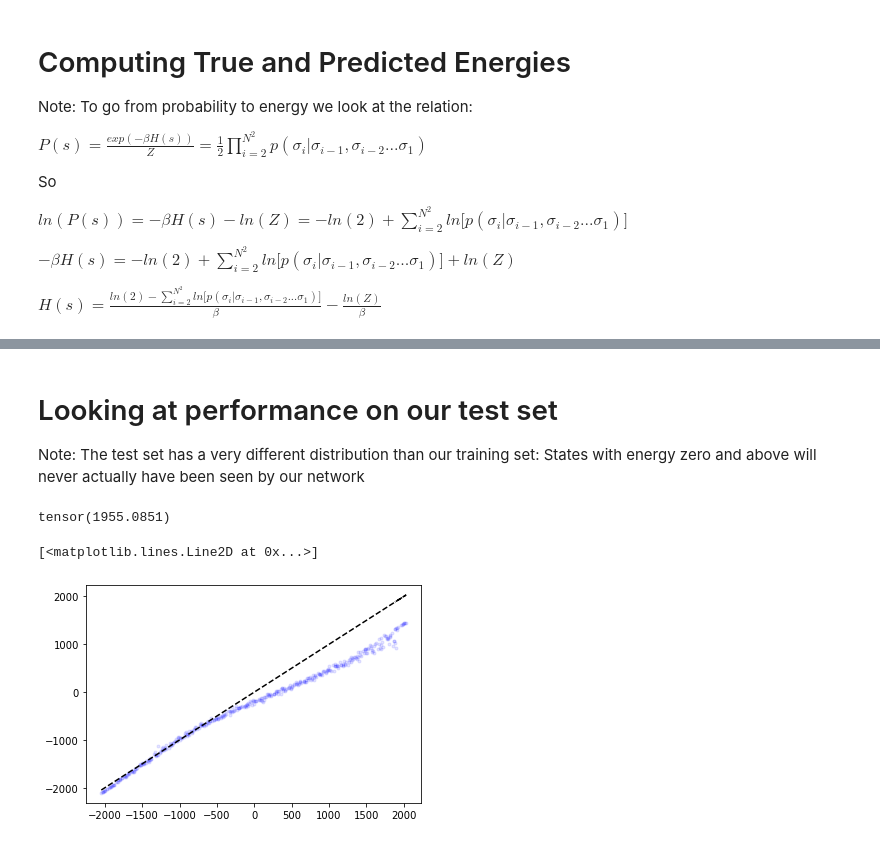
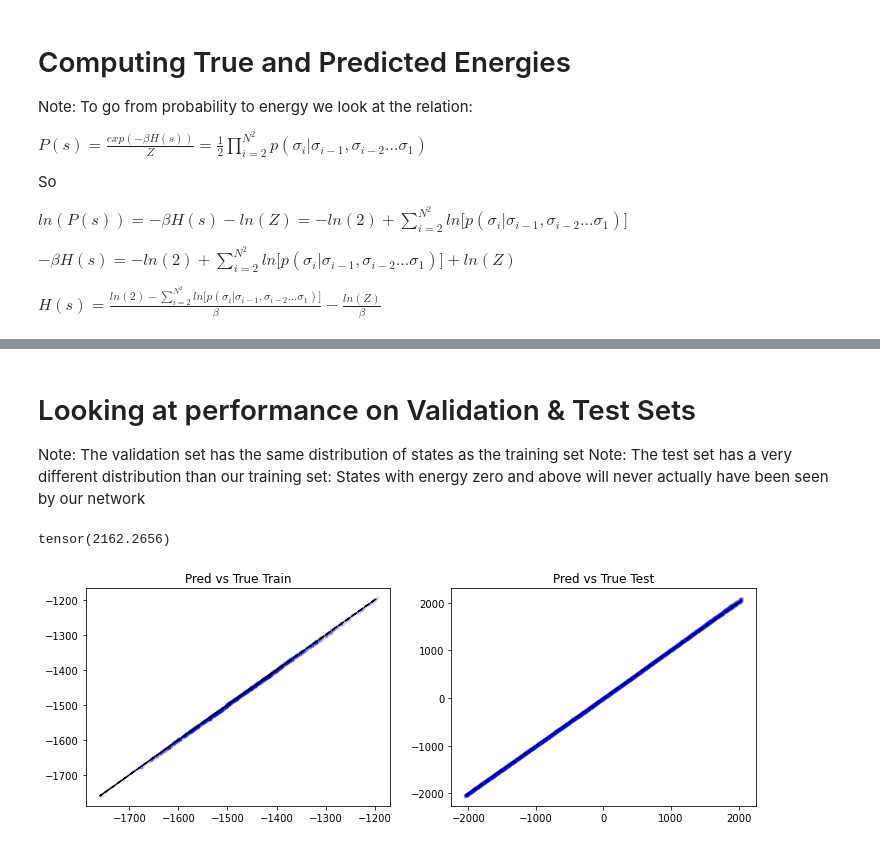
Before and after one commit to ksprague1/Watch-and-Learn-torch, a Jupyter notebook: Networks.ipynb, the cells around one changed output, grey strips where cells are left out. Saved outputs shown, nothing was run; the diff lists cells and outputs as text; code cells hidden in the pictures.

```diff
--- a/Networks.ipynb
+++ b/Networks.ipynb
@@ -188,7 +470,7 @@ plt.show()
 # %% [markdown]
 # Testing Our Output
 # %%
-testdata=np.load('data/testdata32.npy')
+testdata=np.load('data/testdata%d.npy'%N)
 # %%
 testdata.shape
 with torch.no_grad():
@@ -266,17 +536,5 @@ tensor(771.0453) -1461.09375 tensor(2232.1392)
 # %% [markdown]
-# Looking at performance on our test set
+# Looking at performance on Validation & Test Sets
 
+Note: The validation set has the same distribution of states as the training set
 Note: The test set has a very different distribution than our training set: States with energy zero and above will never actually have been seen by our network
-# %%
-probB = logprobability(testdata[::100].copy(),N)
-trueEB = trueEnergies(testdata[::100].copy(),N)
-
-relEB=-probB.cpu()/0.4407
-
-print(relEB.mean())
-plt.plot(trueEB,relEB-off,'.',color=(0,0,1,0.1))
-plt.plot(trueEB,trueEB,'k--')
-# %% [output]
-tensor(1955.0851)
-[<matplotlib.lines.Line2D at 0x...>]
-[figure, removed]
@@ -285,0 +541,42 @@ net = torch.load("models/32-4407-3")
+# %%
+def plot_sets(ax0,ax1,c,diff=False,name=''):
+    """Creates a plot of predicted vs true energy labels for the rnn
+       Since the rnn energy is relative, I set the average rnn ground state energy to the true ground state energy.
+       The rest of the energies can then be calculated relative to the ground state.
+    """
+    # if the bytes are zero then all bits are zero
+    ground = np.zeros([2,N*N//8],dtype=np.uint8)
+    # if the value of the byte is 255 then all bits are 1
+    ground[1]=255
+    gprob = logprobability(ground,N)
+    gE = trueEnergies(ground,N)
+    off=-(gprob.cpu()/B).mean()-gE.mean()
+
+    prob = logprobability(traindata[bsize*vidx:bsize*(vidx+1)],N)
+    trueE = trueEnergies(traindata[bsize*vidx:bsize*(vidx+1)],N)
+    relE=-prob.cpu()/B
+    #off=relE.mean()-trueE.mean()
+    print(off)
+    probB = logprobability(testdata[::max(N**2//8**2-1,1)].copy(),N)
+    trueEB = trueEnergies(testdata[::max(N**2//8**2-1,1)].copy(),N)
+    relEB=-probB.cpu()/B
+    if diff:
+        ax0.plot(trueE,relE-off-trueE,'.',color=c+[0.1],label=name)
+        ax0.plot(trueE,trueE*0,'k--')
+        ax1.plot(trueEB,relEB-off-trueEB,'.',color=c+[0.1],label=name)
+        ax1.plot(trueEB,trueEB*0,'k--')
+    else:
+        ax0.plot(trueE,relE-off,'.',color=c+[0.1],label=name)
+        ax0.plot(trueE,trueE,'k--')
+        ax1.plot(trueEB,relEB-off,'.',color=c+[0.1],label=name)
+        ax1.plot(trueEB,trueEB,'k--')
+# %%
+plt.rcParams["figure.figsize"]= [12,4]
+fig,(ax0,ax1)=plt.subplots(1,2)
+plot_sets(ax0,ax1,[0,0,1])
+ax0.set_title("Pred vs True Train")
+ax1.set_title("Pred vs True Test")
+plt.show()
+# %% [output]
+tensor(2162.2656)
+[figure, added]
```
Also changed, not shown: parts of 28 cells of this notebook, 2 other files.
